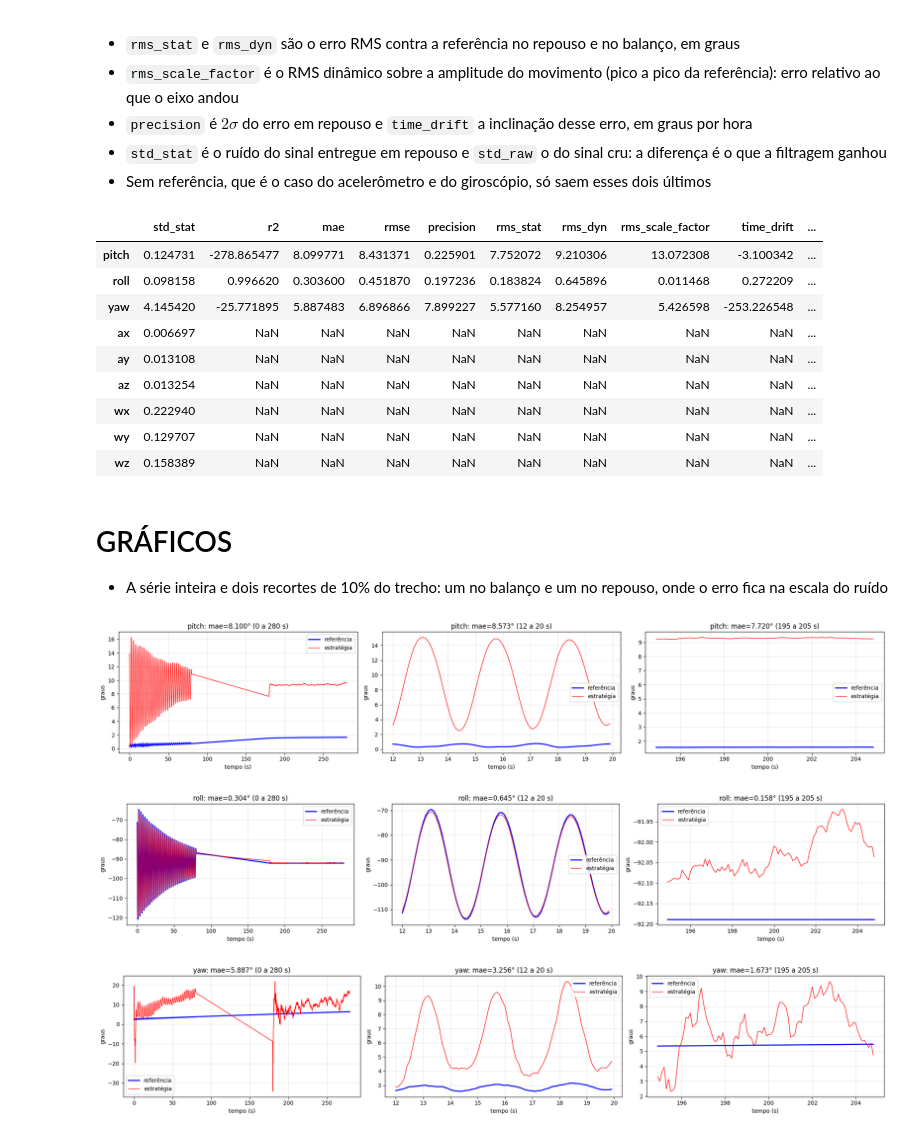
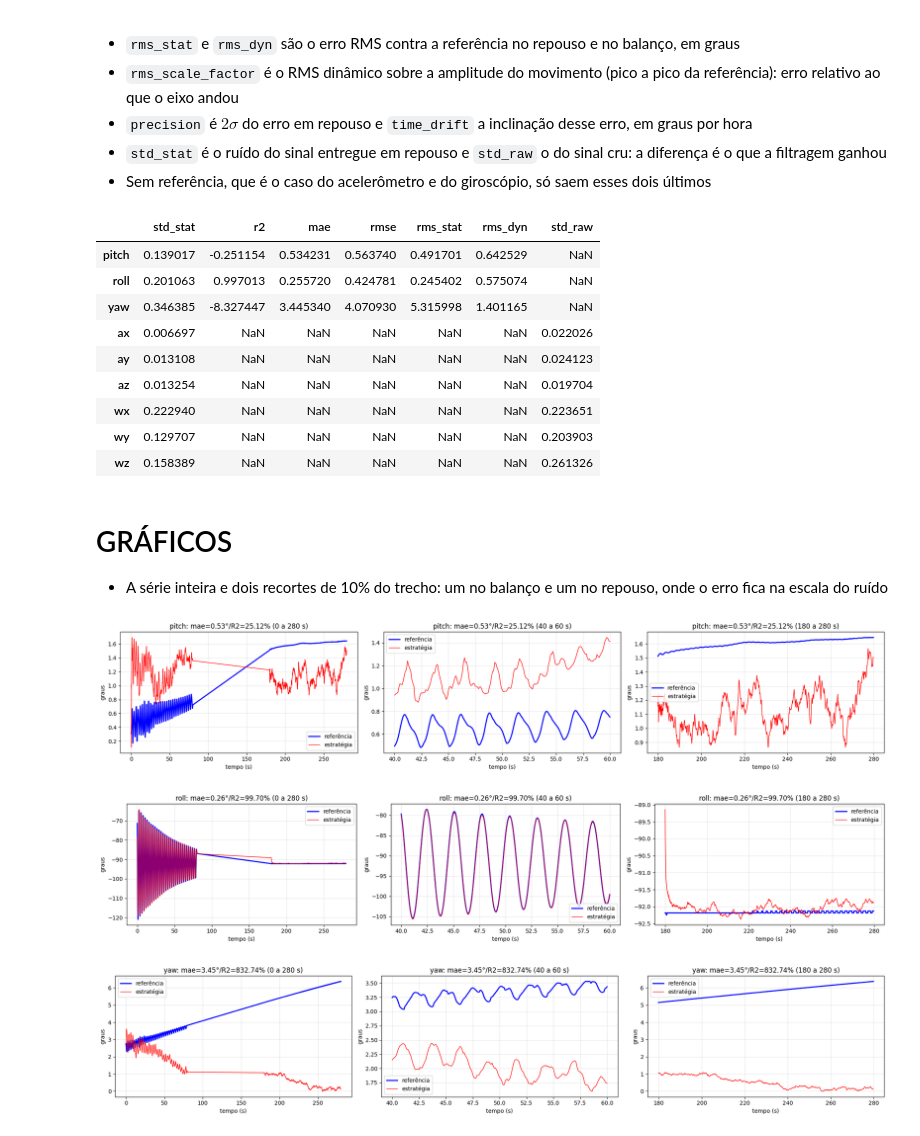
Before and after one commit to KlaussMarchi/MRU, a Jupyter notebook: Calibration/Analysis.ipynb, the cells around one changed output. Drawn from its saved outputs; the diff is of its cells as text; code cells hidden in the pictures.

```diff
--- a/Calibration/Analysis.ipynb
+++ b/Calibration/Analysis.ipynb
@@ -66,7 +63,6 @@ df
 - `std_stat` é o ruído do sinal entregue em repouso e `std_raw` o do sinal cru: a diferença é o que a filtragem ganhou
 - Sem referência, que é o caso do acelerômetro e do giroscópio, só saem esses dois últimos
 # %%
-# MÉTRICAS DE UM EIXO: CONTRA A REFERÊNCIA QUANDO ELA EXISTE, SENÃO SÓ O RUÍDO DE REPOUSO
 class CalibrationAnalysis:
     def __init__(self, df, var):
         self.df  = df
@@ -90,17 +86,16 @@ class CalibrationAnalysis:
 
         error   = self.df[self.var] - self.df[self.ref]
         span    = float(np.ptp(motion[self.ref]))
-        rms_dyn = self.rms(motion[self.var] - motion[self.ref])
+
+        rms_stat = self.rms(static[self.var] - static[self.ref])
+        rms_dyn  = self.rms(motion[self.var] - motion[self.ref])
 
         self.metrics.update({
             'r2':   float(r2_score(self.df[self.ref], self.df[self.var])),
             'mae':  float(np.mean(np.abs(error))),
             'rmse': self.rms(error),
-            'precision': float(2*np.std(static[self.var] - static[self.ref])),
-            'rms_stat': self.rms(static[self.var] - static[self.ref]),
-            'rms_dyn':  rms_dyn,
-            'rms_scale_factor': rms_dyn/span if span else 0.0,
-            'time_drift': float(np.polyfit(static.time, static[self.ref] - static[self.var], 1)[0] * 3600)
+            'rms_stat': rms_stat,
+            'rms_dyn':  rms_dyn
         })
 
     def info(self):
@@ -113,47 +108,43 @@ for var in ANGLES + SENSORS:
     analysis.update()
     metrics[var] = analysis.info()
 
-
 pd.DataFrame(metrics).T
 # %% [output]
-|  | std_stat | r2 | mae | rmse | precision | rms_stat | rms_dyn | rms_scale_factor | time_drift | ... |
-| pitch | 0.124731 | -278.865477 | 8.099771 | 8.431371 | 0.225901 | 7.752072 | 9.210306 | 13.072308 | -3.100342 | ... |
-| roll | 0.098158 | 0.996620 | 0.303600 | 0.451870 | 0.197236 | 0.183824 | 0.645896 | 0.011468 | 0.272209 | ... |
-| yaw | 4.145420 | -25.771895 | 5.887483 | 6.896866 | 7.899227 | 5.577160 | 8.254957 | 5.426598 | -253.226548 | ... |
-| ax | 0.006697 | NaN | NaN | NaN | NaN | NaN | NaN | NaN | NaN | ... |
-| ay | 0.013108 | NaN | NaN | NaN | NaN | NaN | NaN | NaN | NaN | ... |
-| az | 0.013254 | NaN | NaN | NaN | NaN | NaN | NaN | NaN | NaN | ... |
-| wx | 0.222940 | NaN | NaN | NaN | NaN | NaN | NaN | NaN | NaN | ... |
-| wy | 0.129707 | NaN | NaN | NaN | NaN | NaN | NaN | NaN | NaN | ... |
-| wz | 0.158389 | NaN | NaN | NaN | NaN | NaN | NaN | NaN | NaN | ... |
+|  | std_stat | r2 | mae | rmse | rms_stat | rms_dyn | std_raw |
+| pitch | 0.139017 | -0.251154 | 0.534231 | 0.563740 | 0.491701 | 0.642529 | NaN |
+| roll | 0.201063 | 0.997013 | 0.255720 | 0.424781 | 0.245402 | 0.575074 | NaN |
+| yaw | 0.346385 | -8.327447 | 3.445340 | 4.070930 | 5.315998 | 1.401165 | NaN |
+| ax | 0.006697 | NaN | NaN | NaN | NaN | NaN | 0.022026 |
+| ay | 0.013108 | NaN | NaN | NaN | NaN | NaN | 0.024123 |
+| az | 0.013254 | NaN | NaN | NaN | NaN | NaN | 0.019704 |
+| wx | 0.222940 | NaN | NaN | NaN | NaN | NaN | 0.223651 |
+| wy | 0.129707 | NaN | NaN | NaN | NaN | NaN | 0.203903 |
+| wz | 0.158389 | NaN | NaN | NaN | NaN | NaN | 0.261326 |
 # %% [markdown]
 # GRÁFICOS
 - A série inteira e dois recortes de 10% do trecho: um no balanço e um no repouso, onde o erro fica na escala do ruído
 # %%
-ZOOM = (0.15, 0.25)
+LIMITS = (40, 60)
 
-# RECORTE POR FRAÇÃO DO TEMPO: O ÂNGULO DA ESTRATÉGIA CONTRA O DA REFERÊNCIA
-def plotCurves(df, var, limits=(0, 1)):
-    t_min, t_max = df.time.min(), df.time.max()
-    delta  = (t_max - t_min)
-    window = df.loc[(df.time >= t_min + delta*limits[0]) & (df.time <= t_min + delta*limits[1])]
+def plotCurves(df, var, limits=None):
+    global metrics
+    xmin, xmax = (df.time.min(), df.time.max()) if limits is None else limits
+    window = df.loc[(df.time >= xmin) & (df.time <= xmax)]
     error  = window[var] - window[f'{var}_ref']
 
     plt.plot(window.time, window[f'{var}_ref'], label='referência', color='blue', linewidth=2)
     plt.plot(window.time, window[var], label='estratégia', color='red', linewidth=1)
-
-    plt.title(f'{var}: mae={np.mean(np.abs(error)):.3f}° ({window.time.min():.0f} a {window.time.max():.0f} s)')
+    plt.title(f'{var}: mae={metrics[var]["mae"]:.2f}°/R2={np.abs(metrics[var]["r2"]*100):.2f}% ({window.time.min():.0f} a {window.time.max():.0f} s)')
     plt.xlabel('tempo (s)'); plt.ylabel('graus'); plt.grid(alpha=0.3); plt.legend()
-
 
 for var in ANGLES:
     plt.figure(figsize=(20, 4))
     plt.subplot(1, 3, 1); plotCurves(df, var)
-    plt.subplot(1, 3, 2); plotCurves(motion, var, ZOOM)
-    plt.subplot(1, 3, 3); plotCurves(static, var, ZOOM)
+    plt.subplot(1, 3, 2); plotCurves(motion, var, LIMITS)
+    plt.subplot(1, 3, 3); plotCurves(static, var)
     plt.tight_layout(); plt.show()
 # %% [output]
-[figure, old version]
+[figure, new version]
-[figure, old version]
+[figure, new version]
-[figure, old version]
+[figure, new version]
 # %% [markdown]
```
Also changed, not shown: parts of 4 cells of this notebook, 27 other files.
